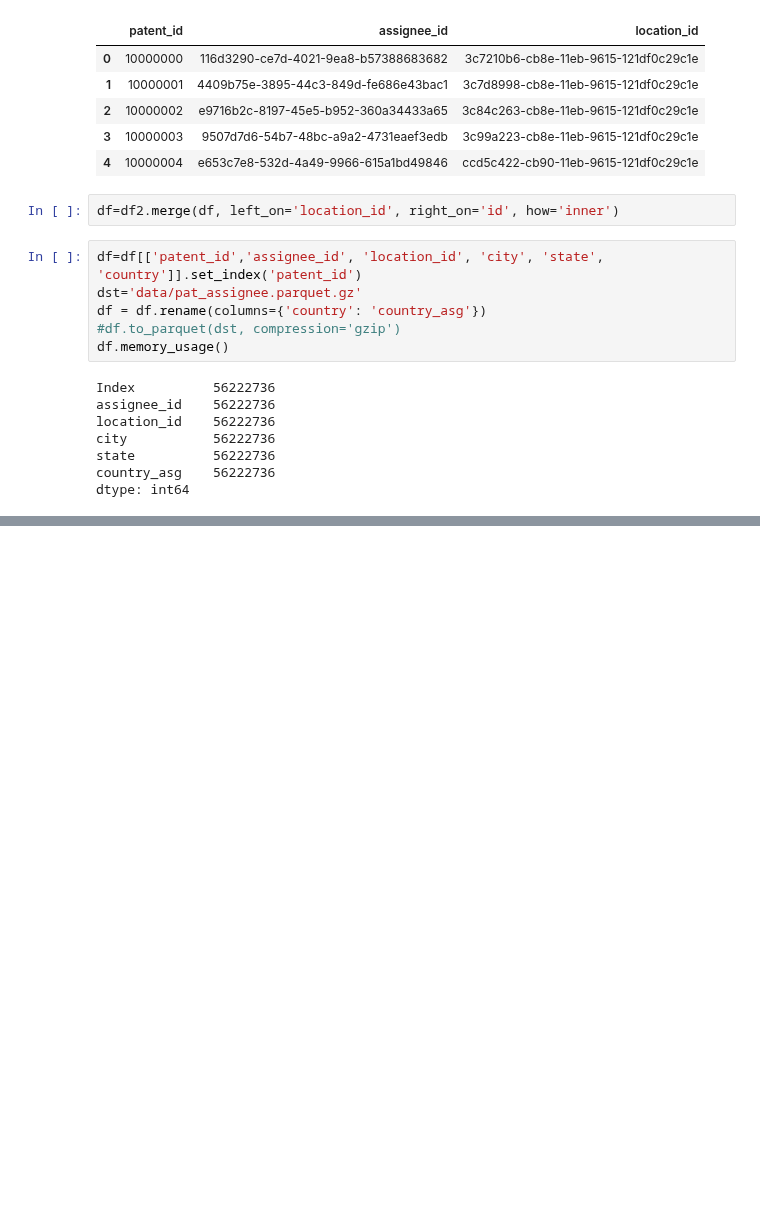
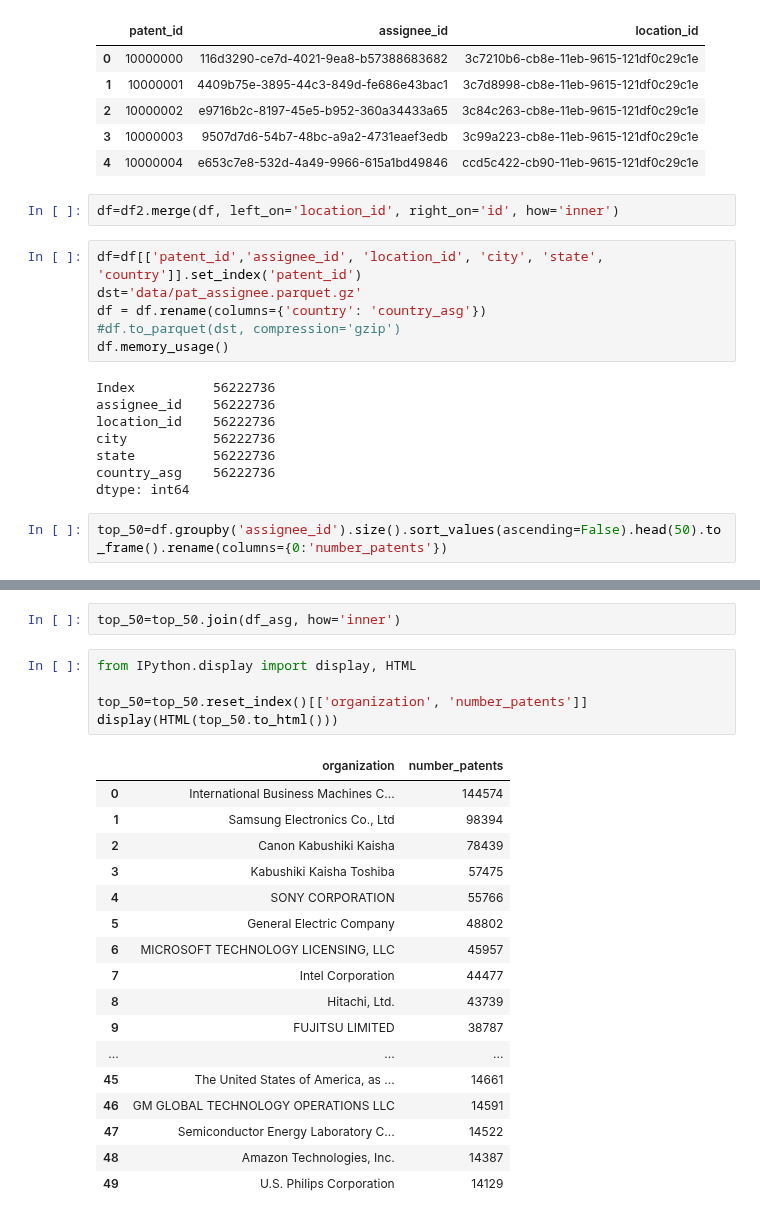
Before and after one commit to rsdias/patent_analysis, a Jupyter notebook: location_assignee.ipynb, the cells around one changed output, grey strips where cells are left out. Saved outputs shown, nothing was run; the diff lists cells and outputs as text; blank space fills up the shorter version.

```diff
--- a/location_assignee.ipynb
+++ b/location_assignee.ipynb
@@ -55,3 +59,5 @@ city           56222736
 state          56222736
 country_asg    56222736
 dtype: int64
+# %%
+top_50=df.groupby('assignee_id').size().sort_values(ascending=False).head(50).to_frame().rename(columns={0:'number_patents'})
@@ -57,0 +85,25 @@ dtype: int64
+# %%
+top_50=top_50.join(df_asg, how='inner')
+# %%
+from IPython.display import display, HTML
+
+top_50=top_50.reset_index()[['organization', 'number_patents']]
+display(HTML(top_50.to_html()))
+# %% [output]
+|  | organization | number_patents |
+| 0 | International Business Machines C... | 144574 |
+| 1 | Samsung Electronics Co., Ltd | 98394 |
+| 2 | Canon Kabushiki Kaisha | 78439 |
+| 3 | Kabushiki Kaisha Toshiba | 57475 |
+| 4 | SONY CORPORATION | 55766 |
+| 5 | General Electric Company | 48802 |
+| 6 | MICROSOFT TECHNOLOGY LICENSING, LLC | 45957 |
+| 7 | Intel Corporation | 44477 |
+| 8 | Hitachi, Ltd. | 43739 |
+| 9 | FUJITSU LIMITED | 38787 |
+| ... | ... | ... |
+| 45 | The United States of America, as ... | 14661 |
+| 46 | GM GLOBAL TECHNOLOGY OPERATIONS LLC | 14591 |
+| 47 | Semiconductor Energy Laboratory C... | 14522 |
+| 48 | Amazon Technologies, Inc. | 14387 |
+| 49 | U.S. Philips Corporation | 14129 |
```
Also changed, not shown: parts of 10 cells of this notebook.
